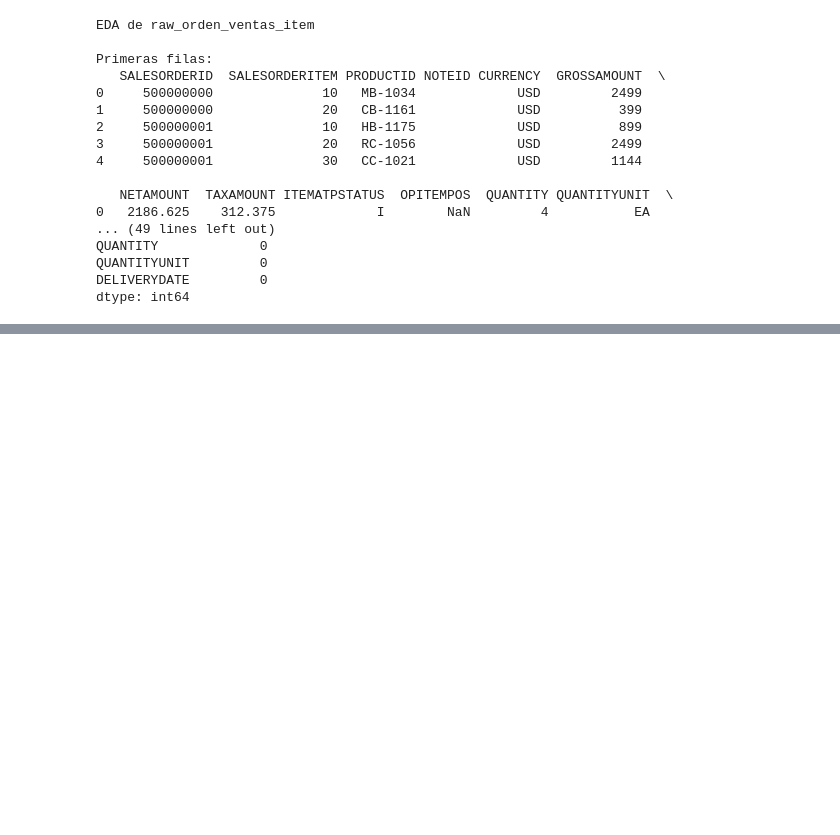
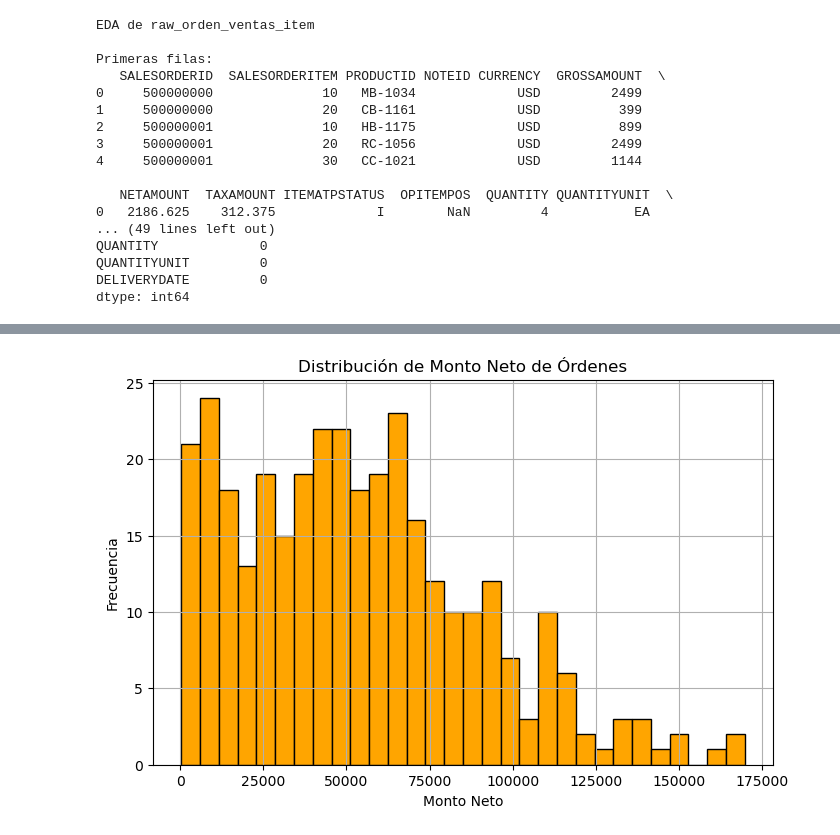
Before and after one commit to JosuandPM/FundamentosCD-analitica-avanzada, a Jupyter notebook: notebook/EDA.ipynb, the cells around one changed output, grey strips where cells are left out. Saved outputs shown, nothing was run; the diff lists cells and outputs as text; code cells hidden in the pictures; blank space fills up the shorter version.

```diff
--- a/notebook/EDA.ipynb
+++ b/notebook/EDA.ipynb
@@ -218,0 +423,3 @@ dtype: int64
+# %%
+raw_orden_ventas['CREATEDAT'] = pd.to_datetime(raw_orden_ventas['CREATEDAT'], format='%Y%m%d', errors='coerce')
+raw_orden_ventas['CHANGEDAT'] = pd.to_datetime(raw_orden_ventas['CHANGEDAT'], format='%Y%m%d', errors='coerce')
@@ -218,0 +428,10 @@ dtype: int64
+# %%
+columnas_vacias = raw_orden_ventas.columns[raw_orden_ventas.isna().all()].tolist()
+columnas_irrelevantes = [
+    'CURRENCY', 'NOTEID', 'FISCALYEARPERIOD', 'SALESORG', 'PARTNERID',
+    'FISCVARIANT', 'CHANGEDBY', 'CHANGEDAT', 'GROSSAMOUNT', 'TAXAMOUNT',
+    'LIFECYCLESTATUS', 'BILLINGSTATUS', 'DELIVERYSTATUS'
+]
+columnas_a_eliminar = list(set(columnas_vacias + columnas_irrelevantes))
+raw_orden_ventas.drop(columns=columnas_a_eliminar, errors='ignore', inplace=True)
+print(f'Se eliminaron columnas: {columnas_a_eliminar}')
@@ -218,0 +442,4 @@ dtype: int64
+# %%
+if raw_orden_ventas['NETAMOUNT'].isna().sum() > 0:
+    raw_orden_ventas['NETAMOUNT'].fillna(raw_orden_ventas['NETAMOUNT'].mean(), inplace=True)
+raw_orden_ventas['NETAMOUNT'] = raw_orden_ventas['NETAMOUNT'].round(2)
@@ -218,0 +463,10 @@ dtype: int64
+# %%
+plt.figure(figsize=(8, 5))
+plt.hist(raw_orden_ventas['NETAMOUNT'], bins=30, color='orange', edgecolor='black')
+plt.title('Distribución de Monto Neto de Órdenes')
+plt.xlabel('Monto Neto')
+plt.ylabel('Frecuencia')
+plt.grid(True)
+plt.show()
+# %% [output]
+[figure, added]
```
Also changed, not shown: parts of 49 cells of this notebook.
